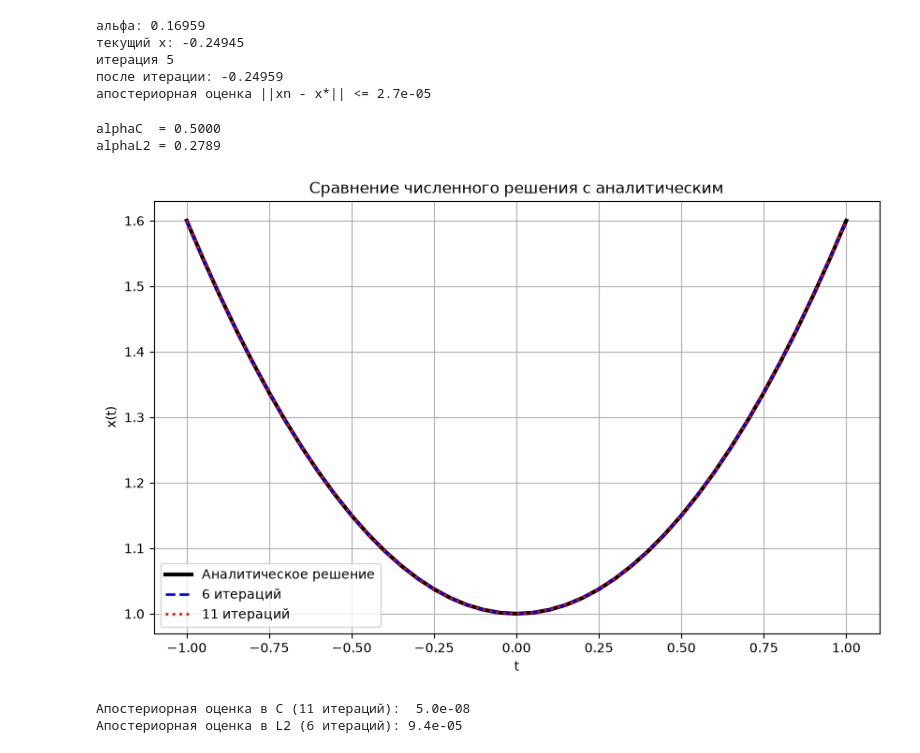
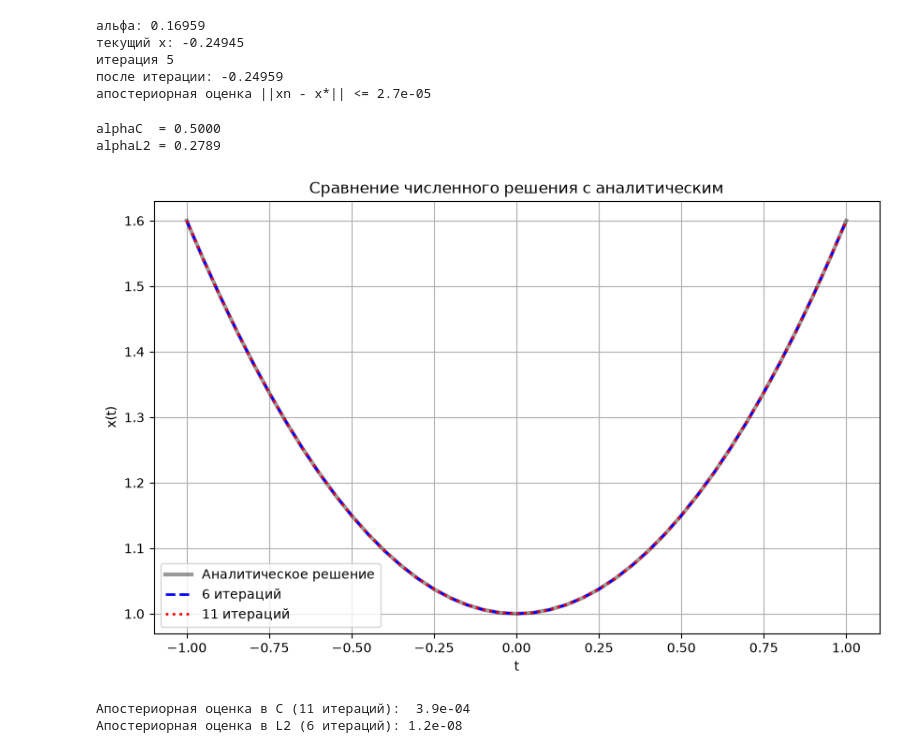
Before and after one commit to vaniiaaa/VMA, a Jupyter notebook: cheb.ipynb, the cells around one changed output. Cells and saved outputs as stored; diff of their text form; code cells hidden in the pictures.

Commit message:
поиск числа итераций

```diff
--- a/cheb.ipynb
+++ b/cheb.ipynb
@@ -77,7 +77,7 @@ def calculate_integral(a, b, f, step=0.05):
 
 lambda_ = 0.25
 
-def get_alphaC(step_t=0.01, step_integr=0.05):
+def get_alphaC(step_t=0.05, step_integr=0.05):
     max_integral = 0.0
     t_points = np.arange(-1, 1 + step_t/2, step_t)
 
@@ -120,46 +120,48 @@ def solve(iterations, step=0.02):
                 return (t * s + t**2) * x_s
 
             integr_val = calculate_integral(-1, 1, integrand, step=step)
             x_next[i] = 1 + lambda_ * integr_val
 
         x_current = x_next
 
     return t_vals, x_current, x_prev
 
 step = 0.05
-
-t_vals, x_6, x_5 = solve(iterations=6, step=step)
-_, x_11, x_10 = solve(iterations=11, step=step)
+x0 = 0
+x1 = 1
+eps = 1e-3
+n_itersC = int(np.log(eps * (1 - alphaC) / (abs(x0 - x1))) / np.log(alphaC)) + 1
+norm_for_n = np.sqrt(calculate_integral(-1, 1, lambda s: 1, step=step))
+n_itersL2 = int(np.log(eps * (1 - alphaL2) / norm_for_n) / np.log(alphaL2)) + 1
+t_vals, x_6, x_5 = solve(iterations=n_itersC, step=step)
+_, x_11, x_10 = solve(iterations=n_itersL2, step=step)
 
 x_analytical = 1 + 0.6 * t_vals**2
 
 plt.figure(figsize=(10, 6))
-plt.plot(t_vals, x_analytical, label='Аналитическое решение', color='black', linewidth=3)
-plt.plot(t_vals, x_6, label='6 итераций', color='blue', linestyle='--', linewidth=2)
-plt.plot(t_vals, x_11, label='11 итераций', color='red', linestyle=':', linewidth=2)
+plt.plot(t_vals, x_analytical, label='Аналитическое решение', color='black', linewidth=3, alpha = 0.4)
+plt.plot(t_vals, x_6, label=f"{n_itersL2} итераций", color='blue', linestyle='--', linewidth=2)
+plt.plot(t_vals, x_11, label=f"{n_itersC} итераций", color='red', linestyle=':', linewidth=2)
 
 plt.title('Сравнение численного решения с аналитическим')
 plt.xlabel('t')
 plt.ylabel('x(t)')
 plt.legend()
 plt.grid(True)
 plt.show()
 
-alpha_C = 0.5
-alpha_L2 = 0.279
-
 norm_C = np.max(np.abs(x_10 - x_11))
-error_C = (alpha_C / (1 - alpha_C)) * norm_C
-print(f"Апостериорная оценка в C (11 итераций):  {error_C:.1e}")
+error_C = (alphaC / (1 - alphaC)) * norm_C
+print(f"Апостериорная оценка в C ({n_itersC} итераций):  {error_C:.1e}")
 
 def diff_squared(t):
     return np.interp(t, t_vals, (x_5 - x_6)**2)
 norm_L2 = np.sqrt(calculate_integral(-1, 1, diff_squared, step=step))
-error_L2 = (alpha_L2 / (1 - alpha_L2)) * norm_L2
-print(f"Апостериорная оценка в L2 (6 итераций): {error_L2:.1e}")
+error_L2 = (alphaL2 / (1 - alphaL2)) * norm_L2
+print(f"Апостериорная оценка в L2 ({n_itersL2} итераций): {error_L2:.1e}")
 # %% [output]
 alphaC  = 0.5000
 alphaL2 = 0.2789
-[figure, old version]
+[figure, new version]
-Апостериорная оценка в C (11 итераций):  5.0e-08
-Апостериорная оценка в L2 (6 итераций): 9.4e-05
+Апостериорная оценка в C (11 итераций):  3.9e-04
+Апостериорная оценка в L2 (6 итераций): 1.2e-08
```
Also changed, not shown: 1 other file.
